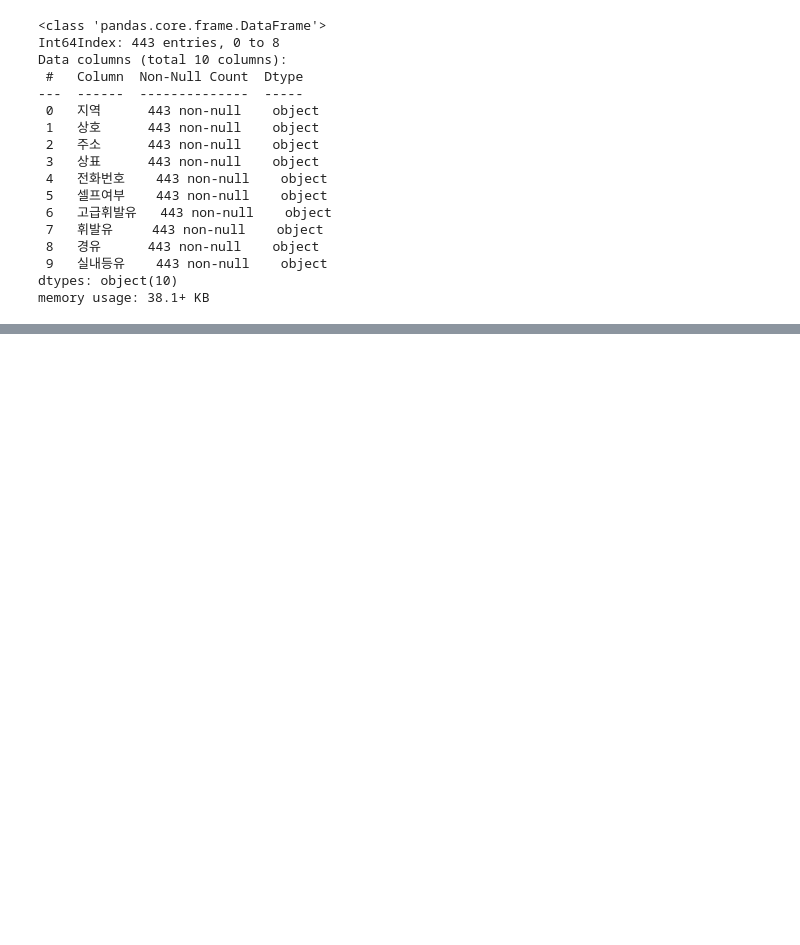
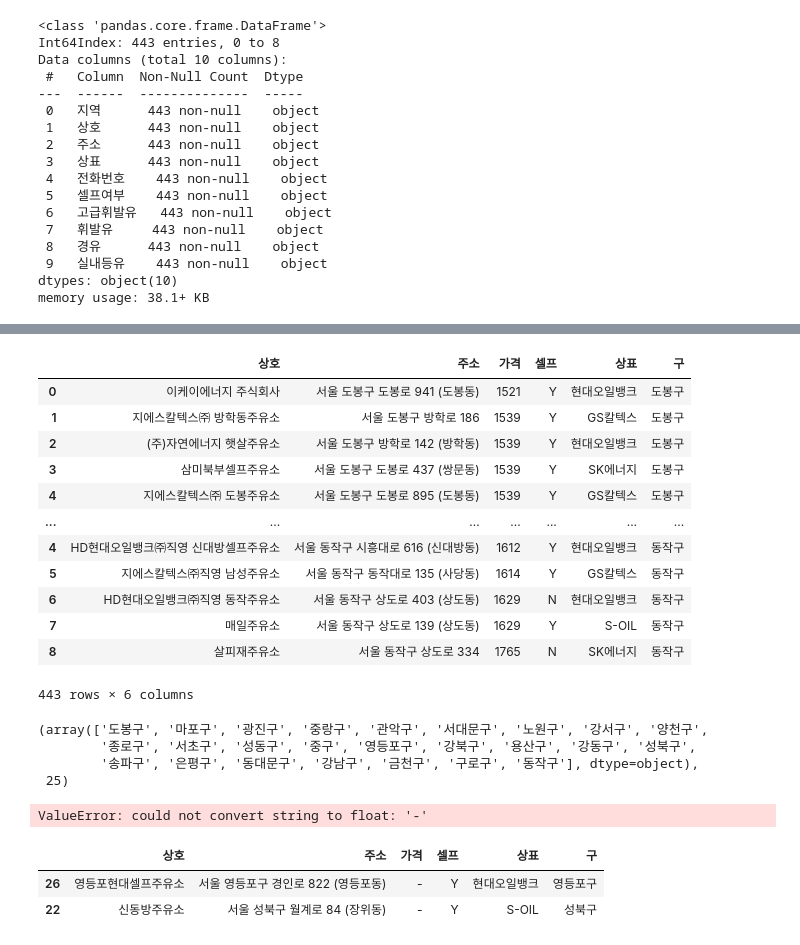
Before and after one commit to offpython/EDA, a Jupyter notebook: 04. Selenium_Basic_1.ipynb, the cells around one changed output, grey strips where cells are left out. Cells and saved outputs as stored; diff of their text form; code cells hidden in the pictures; blank space fills up the shorter version.

```diff
--- a/04. Selenium_Basic_1.ipynb
+++ b/04. Selenium_Basic_1.ipynb
@@ -435,8 +435,8 @@ tmp_raw
 # %% [markdown]
 - 형식이 동일하고 연달아 붙이기만 하면 될 때는 concat
 # %%
-station_raw = pd.concat(tmp_raw)
-station_raw
+stations_raw = pd.concat(tmp_raw)
+stations_raw
 # %% [output]
 |  | 지역 | 상호 | 주소 | 상표 | 전화번호 | 셀프여부 | 고급휘발유 | 휘발유 | 경유 | 실내등유 |
 | 0 | 서울특별시 | 이케이에너지 주식회사 | 서울 도봉구 도봉로 941 (도봉동) | 현대오일뱅크 | 02-3494-3641 | Y | - | 1521 | 1335 | - |
@@ -473,0 +478,10 @@ memory usage: 38.1+ KB
+# %%
+stations = pd.DataFrame({
+    '상호' : stations_raw['상호'],
+    '주소' : stations_raw['주소'],
+    '가격' : stations_raw['휘발유'],
+    '셀프' : stations_raw['셀프여부'],
+    '상표' : stations_raw['상표'],
+})
+
+stations.head()
@@ -473,0 +495,3 @@ memory usage: 38.1+ KB
+# %%
+for eachAddress in stations["주소"]:
+    print(eachAddress.split()[1])
@@ -473,0 +516,37 @@ memory usage: 38.1+ KB
+# %%
+stations["구"] = [eachAddress.split()[1] for eachAddress in stations["주소"]]
+stations
+# %% [output]
+|  | 상호 | 주소 | 가격 | 셀프 | 상표 | 구 |
+| 0 | 이케이에너지 주식회사 | 서울 도봉구 도봉로 941 (도봉동) | 1521 | Y | 현대오일뱅크 | 도봉구 |
+| 1 | 지에스칼텍스㈜ 방학동주유소 | 서울 도봉구 방학로 186 | 1539 | Y | GS칼텍스 | 도봉구 |
+| 2 | (주)자연에너지 햇살주유소 | 서울 도봉구 방학로 142 (방학동) | 1539 | Y | 현대오일뱅크 | 도봉구 |
+| 3 | 삼미북부셀프주유소 | 서울 도봉구 도봉로 437 (쌍문동) | 1539 | Y | SK에너지 | 도봉구 |
+| 4 | 지에스칼텍스㈜ 도봉주유소 | 서울 도봉구 도봉로 895 (도봉동) | 1539 | Y | GS칼텍스 | 도봉구 |
+| ... | ... | ... | ... | ... | ... | ... |
+| 4 | HD현대오일뱅크㈜직영 신대방셀프주유소 | 서울 동작구 시흥대로 616 (신대방동) | 1612 | Y | 현대오일뱅크 | 동작구 |
+| 5 | 지에스칼텍스㈜직영 남성주유소 | 서울 동작구 동작대로 135 (사당동) | 1614 | Y | GS칼텍스 | 동작구 |
+| 6 | HD현대오일뱅크㈜직영 동작주유소 | 서울 동작구 상도로 403 (상도동) | 1629 | N | 현대오일뱅크 | 동작구 |
+| 7 | 매일주유소 | 서울 동작구 상도로 139 (상도동) | 1629 | Y | S-OIL | 동작구 |
+| 8 | 살피재주유소 | 서울 동작구 상도로 334 | 1765 | N | SK에너지 | 동작구 |
+443 rows × 6 columns
+# %%
+stations['구'].unique(), len(stations['구'].unique())
+# %% [output]
+(array(['도봉구', '마포구', '광진구', '중랑구', '관악구', '서대문구', '노원구', '강서구', '양천구',
+        '종로구', '서초구', '성동구', '중구', '영등포구', '강북구', '용산구', '강동구', '성북구',
+        '송파구', '은평구', '동대문구', '강남구', '금천구', '구로구', '동작구'], dtype=object),
+ 25)
+# %%
+# 가격 데이터형 변환 object > float
+
+statios['가격'] = stations['가격'].astype('float') # 에러이유 > 가격정보 빈 곳('-')이 있음
+# %% [output]
+ValueError: could not convert string to float: '-'
+# %%
+# 가격 정보 없는 주유소
+stations[stations['가격'] == '-']
+# %% [output]
+|  | 상호 | 주소 | 가격 | 셀프 | 상표 | 구 |
+| 26 | 영등포현대셀프주유소 | 서울 영등포구 경인로 822 (영등포동) | - | Y | 현대오일뱅크 | 영등포구 |
+| 22 | 신동방주유소 | 서울 성북구 월계로 84 (장위동) | - | Y | S-OIL | 성북구 |
```
Also changed, not shown: parts of 12 cells of this notebook.
